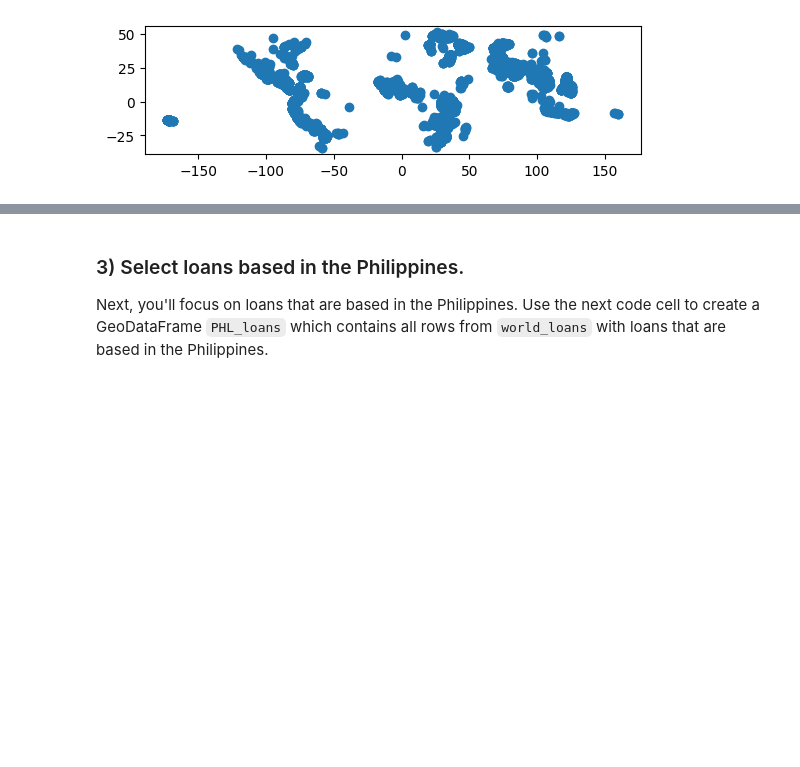
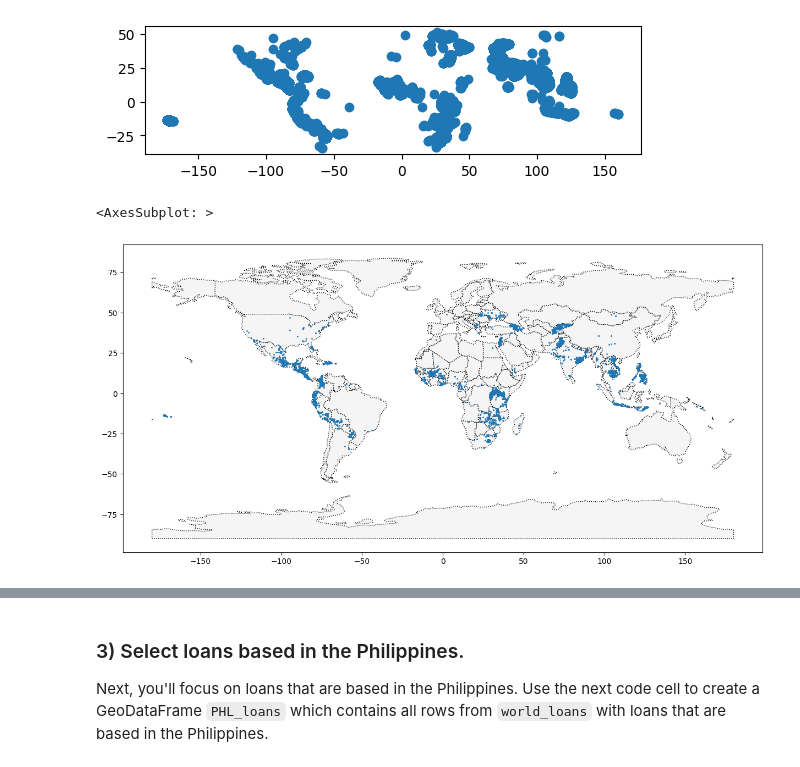
Before and after one commit to RAJ-DSML/geospatial-analysis-on-kiva, a Jupyter notebook: kiva_loan_analysis.ipynb, the cells around one changed output, grey strips where cells are left out. Drawn from its saved outputs; the diff is of its cells as text; code cells hidden in the pictures; blank space fills up the shorter version.

```diff
--- a/kiva_loan_analysis.ipynb
+++ b/kiva_loan_analysis.ipynb
@@ -79,6 +79,12 @@ world_loans.plot()
 <AxesSubplot: >
 [figure]
 [figure]
+# %%
+axis = world.plot(figsize=(15,10), color='whitesmoke', linestyle=':', edgecolor='black')
+world_loans.plot(ax=axis, markersize=1)
+# %% [output]
+<AxesSubplot: >
+[figure, added]
 # %%
 # Get credit for your work after you have created a map
 q_2.check()
```
Also changed, not shown: parts of 2 cells of this notebook.
